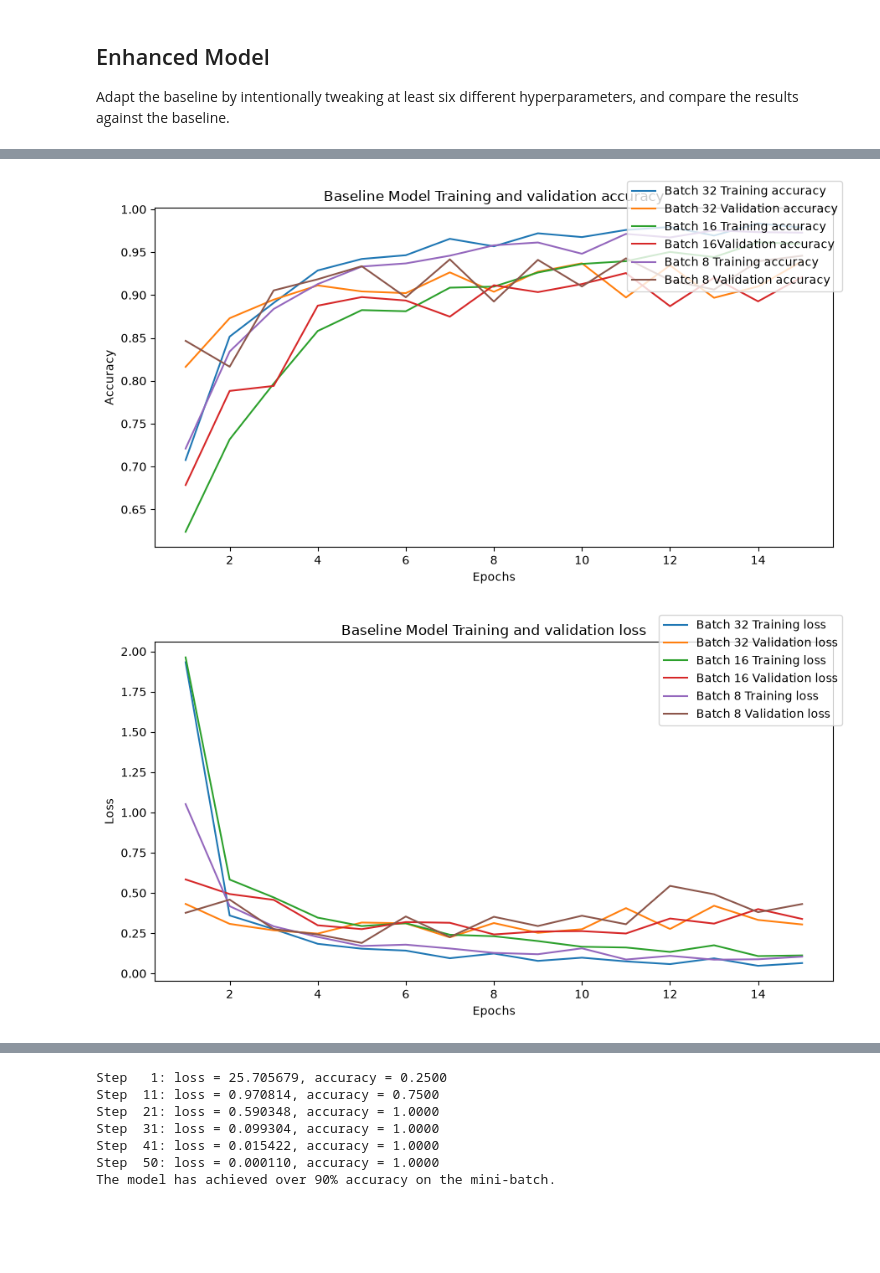
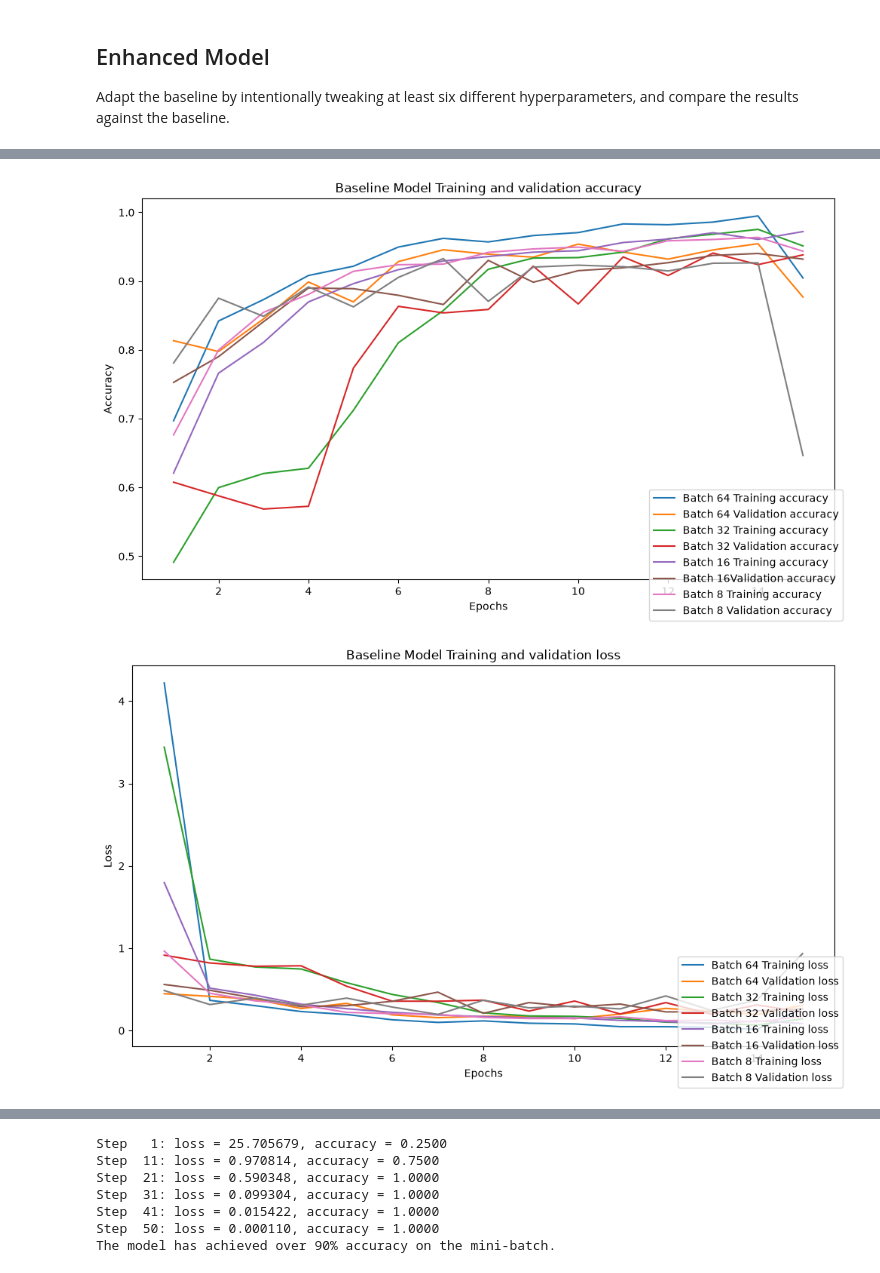
Before and after one commit to lordmana/Lung-and-Colon-Cancer-Classification, a Jupyter notebook: notebook/DL_Assignment_2026.ipynb, the cells around one changed output, grey strips where cells are left out. Cells and saved outputs as stored; diff of their text form; code cells hidden in the pictures; blank space fills up the shorter version.

Commit message:
Added more prob runs for determine a better batch size

```diff
--- a/notebook/DL_Assignment_2026.ipynb
+++ b/notebook/DL_Assignment_2026.ipynb
@@ -265,7 +265,7 @@ from tensorflow.keras import layers
 
 def build_baseline_model(input_shape=(120, 120, 3)):
     model = models.Sequential()
-    model.add(layers.InputLayer(input_shape=input_shape))
+    model.add(layers.InputLayer(shape=input_shape))
 
     model.add(layers.Conv2D(32, kernel_size=(3, 3), padding="same", activation="relu"))
     model.add(layers.MaxPooling2D(2, 2))
@@ -310,7 +310,7 @@ def plot_history(data_list, label_list, title, y_label):
   '''
 
   epochs = range(1, len(data_list[0]) + 1)
-  fig, ax = plt.subplots(figsize=(9, 5))
+  fig, ax = plt.subplots(figsize=(10, 6))
 
   for data, label in zip(data_list, label_list):
     ax.plot(epochs, data, label=label)
@@ -318,7 +318,7 @@ def plot_history(data_list, label_list, title, y_label):
     ax.set_xlabel("Epochs")
     ax.set_ylabel(y_label)
 
-  fig.legend()
+  fig.legend(loc="lower right")
   fig.tight_layout()
   plt.show()
 # %%
@@ -438,3 +438,14 @@ plt.show()
 
 Adapt the baseline by intentionally tweaking at least six different hyperparameters, and
 compare the results against the baseline.
+# %%
+batch_size = 64
+
+batch_64_model = build_baseline_model()
+
+batch_64_hist = batch_64_model.fit(
+    X_train, y_train,
+    batch_size=batch_size,
+    epochs=15,
+    validation_data=(X_val, y_val),
+    verbose=1)
@@ -526,38 +555,46 @@ Epoch 15/15
 # %%
+history_64_dict = batch_64_hist.history
+acc64 = history_64_dict["accuracy"]
+val_accuracy64 = history_64_dict["val_accuracy"]
+loss64 = history_64_dict["loss"]
+val_loss64 = history_64_dict["val_loss"]
+
 history_32_dict = batch_32_hist.history
 acc32 = history_32_dict["accuracy"]
 val_accuracy32 = history_32_dict["val_accuracy"]
 loss32 = history_32_dict["loss"]
 val_loss32 = history_32_dict["val_loss"]
 
 history_16_dict = batch_16_hist.history
 acc16 = history_16_dict["accuracy"]
 val_accuracy16 = history_16_dict["val_accuracy"]
 loss16 = history_16_dict["loss"]
 val_loss16 = history_16_dict["val_loss"]
 
 history_8_dict = batch_8_hist.history
 acc8 = history_8_dict["accuracy"]
 val_accuracy8 = history_8_dict["val_accuracy"]
 loss8 = history_8_dict["loss"]
 val_loss8 = history_8_dict["val_loss"]
 
-plot_history(data_list=[acc32, val_accuracy32, acc16, val_accuracy16, acc8, val_accuracy8],
-            label_list=['Batch 32 Training accuracy', 'Batch 32 Validation accuracy',
+plot_history(data_list=[acc64, val_accuracy64, acc32, val_accuracy32, acc16, val_accuracy16, acc8, val_accuracy8],
+            label_list=['Batch 64 Training accuracy', 'Batch 64 Validation accuracy',
+                        'Batch 32 Training accuracy', 'Batch 32 Validation accuracy',
                         'Batch 16 Training accuracy', 'Batch 16Validation accuracy',
                         'Batch 8 Training accuracy', 'Batch 8 Validation accuracy'],
             title='Baseline Model Training and validation accuracy',
             y_label='Accuracy')
 
-plot_history(data_list=[loss32, val_loss32, loss16, val_loss16, loss8, val_loss8],
-            label_list=['Batch 32 Training loss', 'Batch 32 Validation loss',
+plot_history(data_list=[loss64, val_loss64, loss32, val_loss32, loss16, val_loss16, loss8, val_loss8],
+            label_list=['Batch 64 Training loss', 'Batch 64 Validation loss',
+                        'Batch 32 Training loss', 'Batch 32 Validation loss',
                         'Batch 16 Training loss', 'Batch 16 Validation loss',
                         'Batch 8 Training loss', 'Batch 8 Validation loss'],
             title='Baseline Model Training and validation loss',
             y_label='Loss')
 # %% [output]
-[figure, old version]
+[figure, new version]
-[figure, old version]
+[figure, new version]
 # %%
 batch_size = 64
 
```
Also changed, not shown: parts of 19 cells of this notebook.
